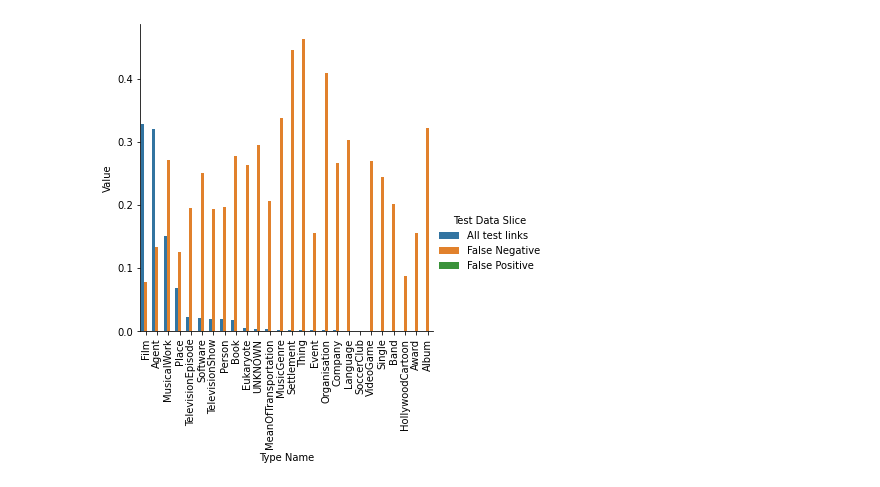
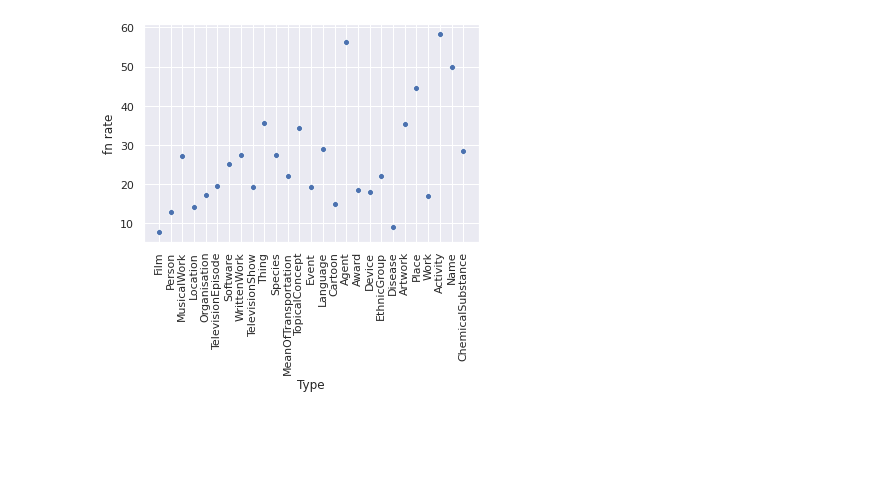
Before and after one commit to jonathanschuchart/eager, a Jupyter notebook: src/analysis/TypeAnalysis.ipynb, the cells around one changed output. Drawn from its saved outputs; the diff is of its cells as text; code cells hidden in the pictures; blank space fills up the shorter version.

```diff
--- a/src/analysis/TypeAnalysis.ipynb
+++ b/src/analysis/TypeAnalysis.ipynb
@@ -90,8 +81,0 @@ combined_melted
-# %%
-#g = sns.barplot(x="Type Name", y="Type Occurence", data=combined)
-g = sns.catplot(x='Type Name', y='Value', hue='Test Data Slice', data=combined_melted, kind='bar')
-for ax in g.axes.flat:
-    for label in ax.get_xticklabels():
-        label.set_rotation(90)
-# %% [output]
-[figure, removed]
@@ -97,0 +86,7 @@ for ax in g.axes.flat:
+# %%
+g = sns.scatterplot(x="Type",y="fn rate",data=combined)
+for label in g.get_xticklabels():
+    label.set_rotation(90)
+g.get_figure().savefig("/tmp/test.png")
+# %% [output]
+[figure, added]
```
Also changed, not shown: parts of 11 cells of this notebook, 3 other files.
